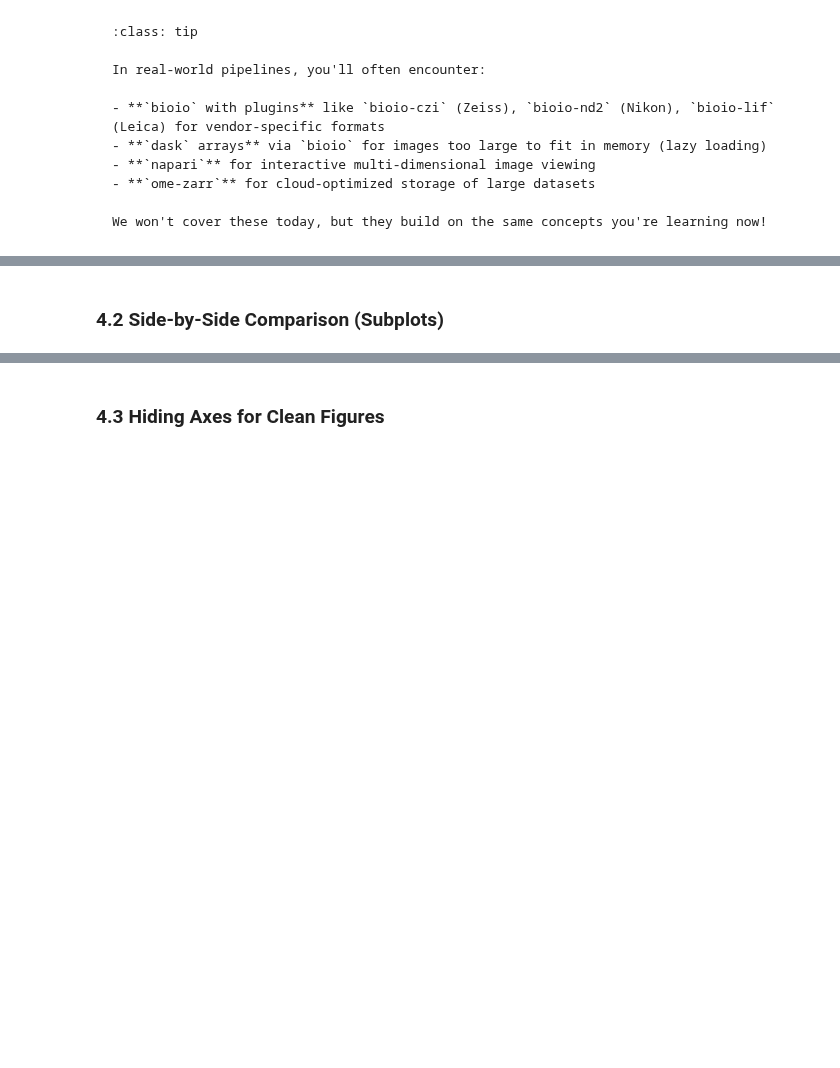
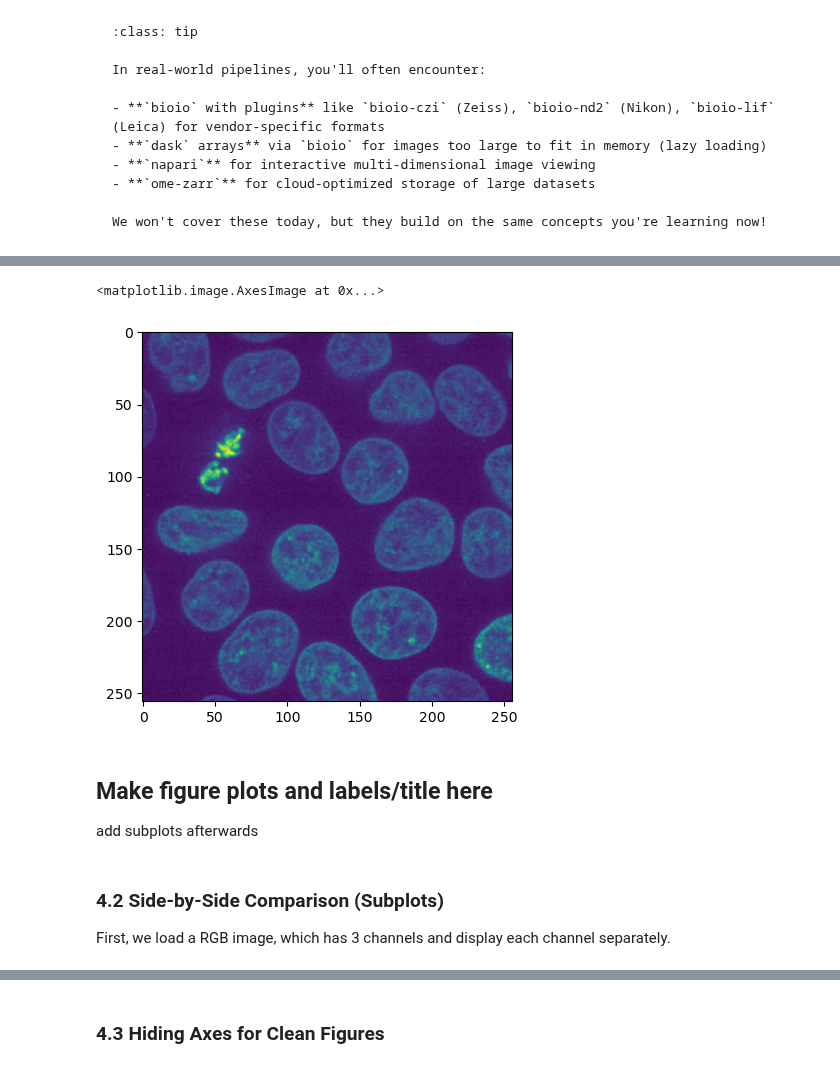
Before and after one commit to m-albert/mnb-image-analysis, a Jupyter notebook: materials/image_handling/image_handling.ipynb, the cells around one changed output, grey strips where cells are left out. Cells and saved outputs as stored; diff of their text form; code cells hidden in the pictures; blank space fills up the shorter version.

```diff
--- a/materials/image_handling/image_handling.ipynb
+++ b/materials/image_handling/image_handling.ipynb
@@ -453,11 +430,9 @@ In research, you often need to display multiple images side by side — differen
 # %%
 nuclei_mid = data[z_mid, 1, :, :]
-
-fig, ax = plt.subplots(figsize=(5, 5))
-im = ax.imshow(nuclei_mid, cmap="gray")
-ax.set_title("Nuclei", fontsize=14)
-ax.set_xlabel("X (pixels)")
-ax.set_ylabel("Y (pixels)")
-fig.colorbar(im, ax=ax, shrink=0.8, label="Intensity")
-plt.tight_layout()
-plt.show()
+plt.imshow(nuclei_mid)
+# %% [output]
+<matplotlib.image.AxesImage at 0x...>
+[figure, added]
+# %% [markdown]
+## Make figure plots and labels/title here
+add subplots afterwards
@@ -464,2 +449,3 @@ plt.show()
 # %% [markdown]
 ### 4.2 Side-by-Side Comparison (Subplots)
+First, we load a RGB image, which has 3 channels and display each channel separately.
```
Also changed, not shown: parts of 41 cells of this notebook, 5 other files.
